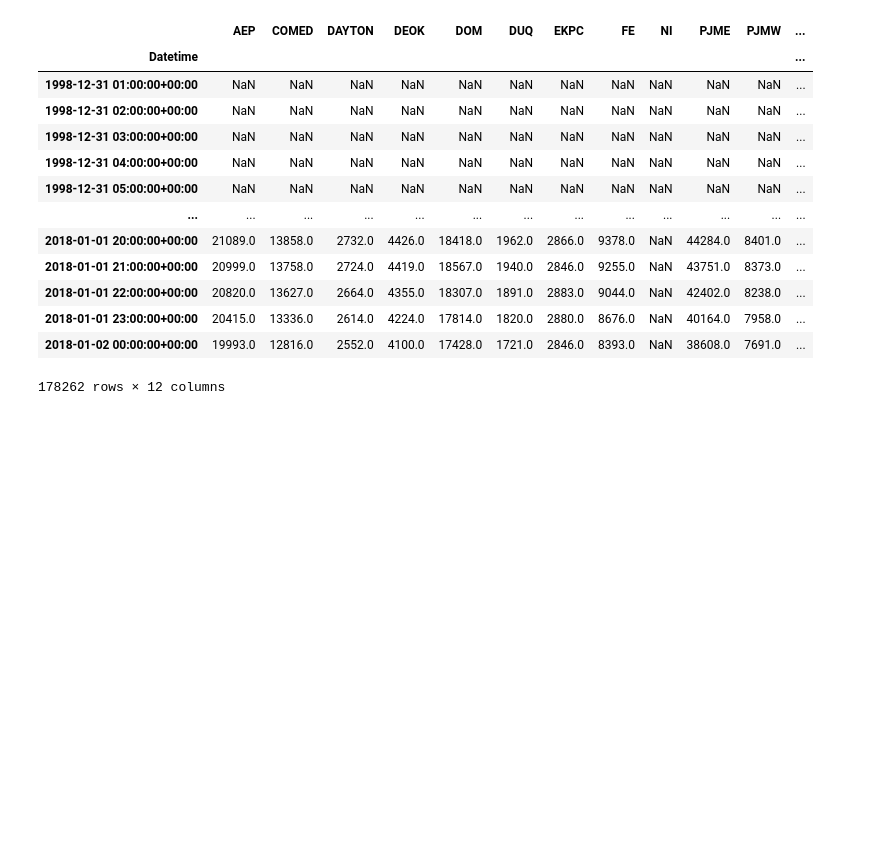
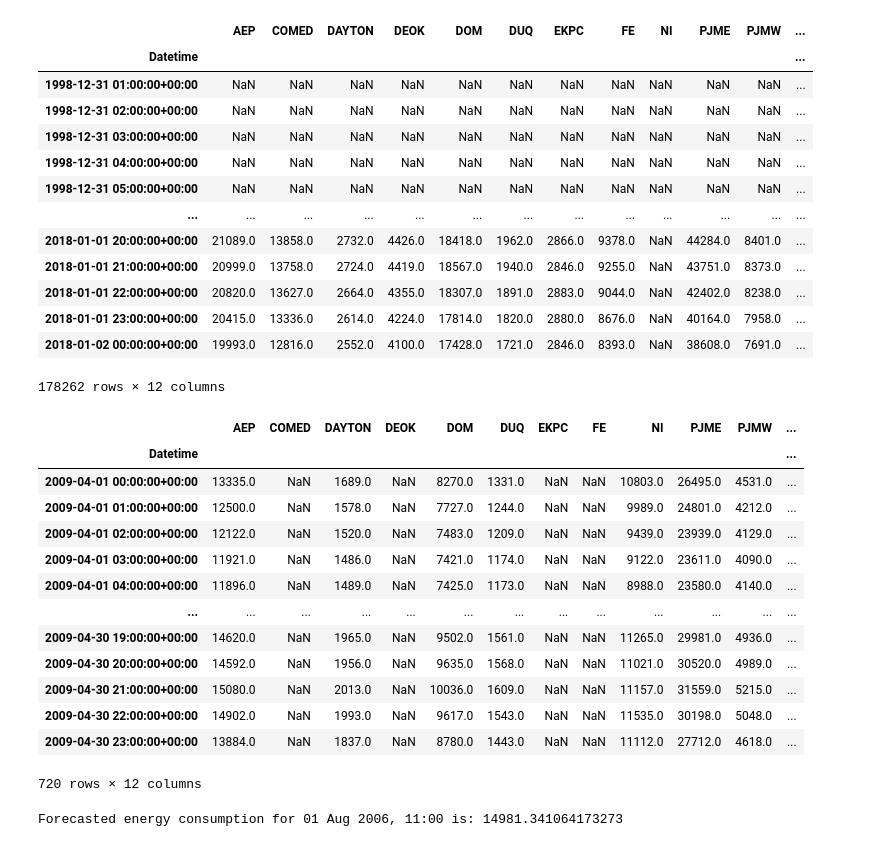
Before and after one commit to sonjaove/progg-and-DS-from-IITM, a Jupyter notebook: TDS_notes/data_analysis/answers.ipynb, the cells around one changed output. Cells and saved outputs as stored; diff of their text form; code cells hidden in the pictures; blank space fills up the shorter version.

```diff
--- a/TDS_notes/data_analysis/answers.ipynb
+++ b/TDS_notes/data_analysis/answers.ipynb
@@ -145,3 +146,42 @@ df3
 | 2018-01-01 23:00:00+00:00 | 20415.0 | 13336.0 | 2614.0 | 4224.0 | 17814.0 | 1820.0 | 2880.0 | 8676.0 | NaN | 40164.0 | 7958.0 | ... |
 | 2018-01-02 00:00:00+00:00 | 19993.0 | 12816.0 | 2552.0 | 4100.0 | 17428.0 | 1721.0 | 2846.0 | 8393.0 | NaN | 38608.0 | 7691.0 | ... |
 178262 rows × 12 columns
+# %%
+df3.sort_index(inplace=True)
+july_df = df3.loc['2009-04-01':'2009-04-30']
+#july_df['Datetime'] = july_df['Datetime'].dt.tz_localize(None)
+#july_df = july_df.dt.tz_localize(None)
+#july_df.to_csv('july_df.csv')
+# %%
+#july_df['Datetime']=pd.to_datetime(july_df['Datetime'])
+july_df
+# %% [output]
+|  | AEP | COMED | DAYTON | DEOK | DOM | DUQ | EKPC | FE | NI | PJME | PJMW | ... |
+| Datetime |  |  |  |  |  |  |  |  |  |  |  | ... |
+| 2009-04-01 00:00:00+00:00 | 13335.0 | NaN | 1689.0 | NaN | 8270.0 | 1331.0 | NaN | NaN | 10803.0 | 26495.0 | 4531.0 | ... |
+| 2009-04-01 01:00:00+00:00 | 12500.0 | NaN | 1578.0 | NaN | 7727.0 | 1244.0 | NaN | NaN | 9989.0 | 24801.0 | 4212.0 | ... |
+| 2009-04-01 02:00:00+00:00 | 12122.0 | NaN | 1520.0 | NaN | 7483.0 | 1209.0 | NaN | NaN | 9439.0 | 23939.0 | 4129.0 | ... |
+| 2009-04-01 03:00:00+00:00 | 11921.0 | NaN | 1486.0 | NaN | 7421.0 | 1174.0 | NaN | NaN | 9122.0 | 23611.0 | 4090.0 | ... |
+| 2009-04-01 04:00:00+00:00 | 11896.0 | NaN | 1489.0 | NaN | 7425.0 | 1173.0 | NaN | NaN | 8988.0 | 23580.0 | 4140.0 | ... |
+| ... | ... | ... | ... | ... | ... | ... | ... | ... | ... | ... | ... | ... |
+| 2009-04-30 19:00:00+00:00 | 14620.0 | NaN | 1965.0 | NaN | 9502.0 | 1561.0 | NaN | NaN | 11265.0 | 29981.0 | 4936.0 | ... |
+| 2009-04-30 20:00:00+00:00 | 14592.0 | NaN | 1956.0 | NaN | 9635.0 | 1568.0 | NaN | NaN | 11021.0 | 30520.0 | 4989.0 | ... |
+| 2009-04-30 21:00:00+00:00 | 15080.0 | NaN | 2013.0 | NaN | 10036.0 | 1609.0 | NaN | NaN | 11157.0 | 31559.0 | 5215.0 | ... |
+| 2009-04-30 22:00:00+00:00 | 14902.0 | NaN | 1993.0 | NaN | 9617.0 | 1543.0 | NaN | NaN | 11535.0 | 30198.0 | 5048.0 | ... |
+| 2009-04-30 23:00:00+00:00 | 13884.0 | NaN | 1837.0 | NaN | 8780.0 | 1443.0 | NaN | NaN | 11112.0 | 27712.0 | 4618.0 | ... |
+720 rows × 12 columns
+# %%
+from statsmodels.tsa.holtwinters import ExponentialSmoothing
+
+# Initialize and fit the model
+model = ExponentialSmoothing(july_df['AEP'], seasonal='add', seasonal_periods=24).fit()
+
+# Forecast the consumption for 01 Aug 2006, 11:00
+forecast_steps = pd.date_range(start='2009-05-01 00:00', end='2009-05-01 11:00', freq='H').shape[0]
+forecast = model.forecast(steps=forecast_steps)
+
+# Extract the forecasted value for 01 Aug 2006, 11:00
+forecast_value = forecast[-1]
+print(f"Forecasted energy consumption for 01 Aug 2006, 11:00 is: {forecast_value}")
+# %% [output]
+Forecasted energy consumption for 01 Aug 2006, 11:00 is: 14981.341064173273
```
Also changed, not shown: parts of 4 cells of this notebook, 1 other file.
